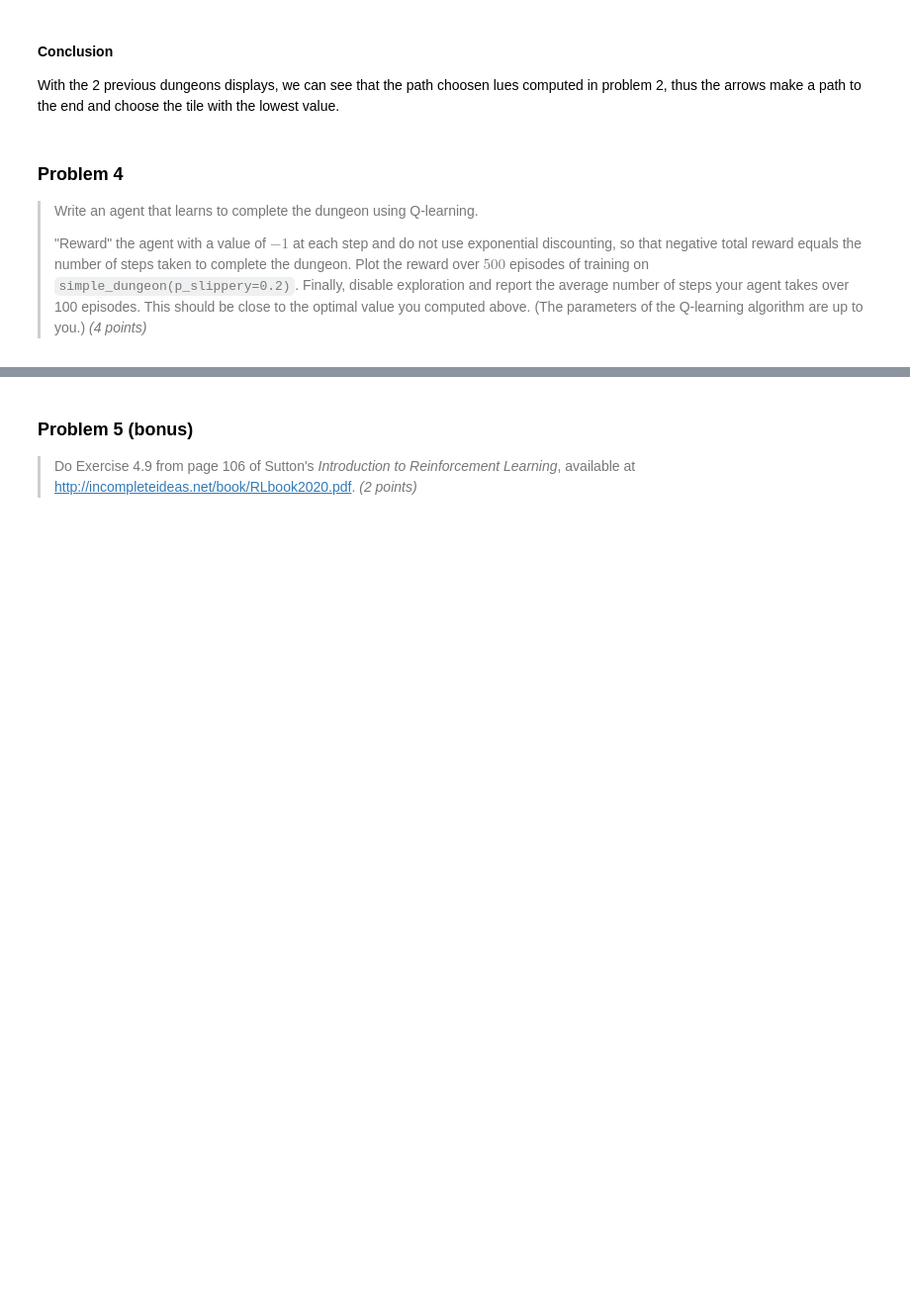
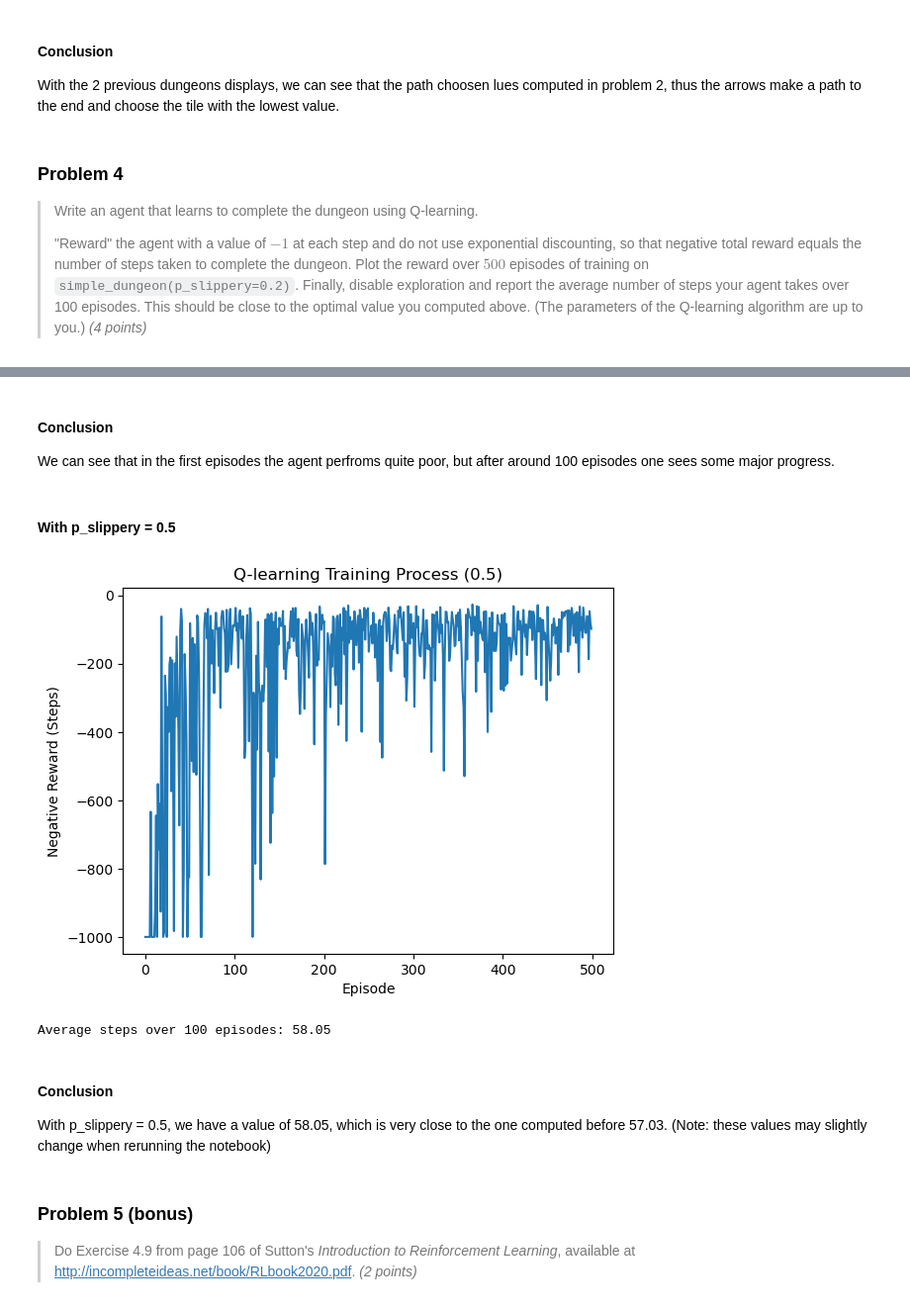
Before and after one commit to Davidpereira2803/IML_Assigments, a Jupyter notebook: Assignment2/homework_2.ipynb, the cells around one changed output, grey strips where cells are left out. Shown: that part at 99% size. Saved outputs shown, nothing was run; the diff lists cells and outputs as text; code cells hidden in the pictures; blank space fills up the shorter version.

```diff
--- a/Assignment2/homework_2.ipynb
+++ b/Assignment2/homework_2.ipynb
@@ -489,3 +525,52 @@ def train_agent(agent: DungeonAgent, dungeon: Dungeon, episodes):
+# %% [markdown]
+#### Conclusion
+
+We can see that in the first episodes the agent perfroms quite poor, but after around 100 episodes one sees some major progress.
+# %% [markdown]
+#### With p_slippery = 0.5
+# %%
+from tqdm import tqdm
+import seaborn as sns
+
+dungeon = simple_dungeon(p_slippery=0.5)
+agent = DungeonAgent(dungeon.n_states)
+
+
+def train_agent(agent: DungeonAgent, dungeon: Dungeon, episodes):
+    steps = np.zeros(episodes)
+    for i in tqdm(range(episodes)):
+        steps[i] = agent.run_episode(dungeon).shape[0]
+    return steps
+
+
+# Your code here
+sns.lineplot(-train_agent(agent, dungeon, episodes=500))
+plt.xlabel("Episode")
+plt.ylabel("Negative Reward (Steps)")
+plt.title("Q-learning Training Process (0.5)")
+plt.show()
+# %% [output]
+[figure, added]
+# %%
+# Disable exploration
+agent.epsilon = 0
+
+# Run 100 episodes and collect the number of steps for each
+steps = np.zeros(100)
+
+# Execute 100 episodes
+for i in range(100):
+    episode_steps = agent.run_episode(dungeon).shape[0]
+    steps[i] = episode_steps
+
+# Average steps
+average_steps = np.mean(steps)
+print(f"Average steps over 100 episodes: {average_steps}")
+# %% [output]
+Average steps over 100 episodes: 58.05
+# %% [markdown]
+#### Conclusion
+With p_slippery = 0.5, we have a value of 58.05, which is very close to the one computed before 57.03. (Note: these values may slightly change when rerunning the notebook)
 # %% [markdown]
 ### Problem 5 (bonus)
 > Do Exercise 4.9 from page 106 of Sutton's _Introduction to Reinforcement Learning_, available at <http://incompleteideas.net/book/RLbook2020.pdf>. _(2 points)_
```
Also changed, not shown: parts of 7 cells of this notebook.
